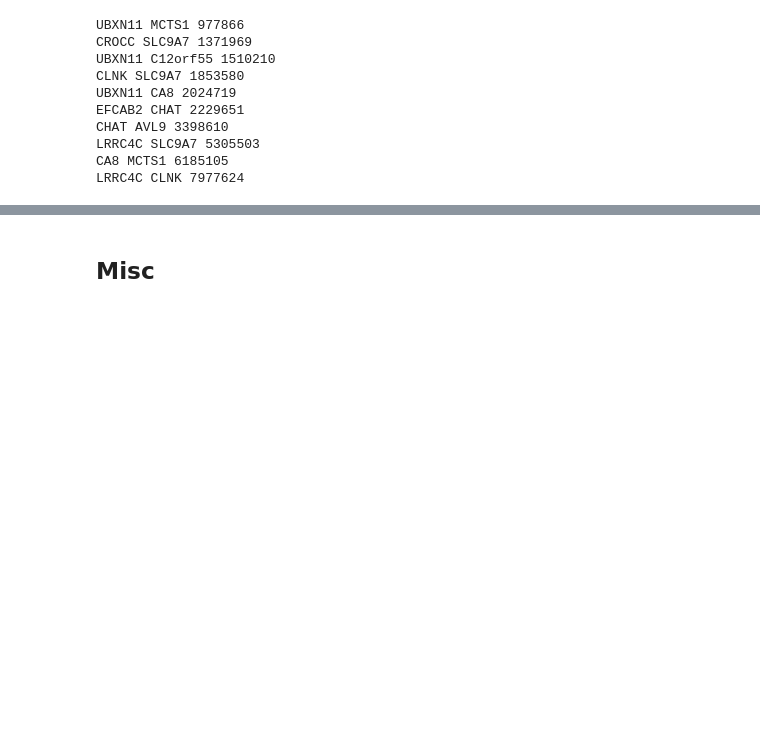
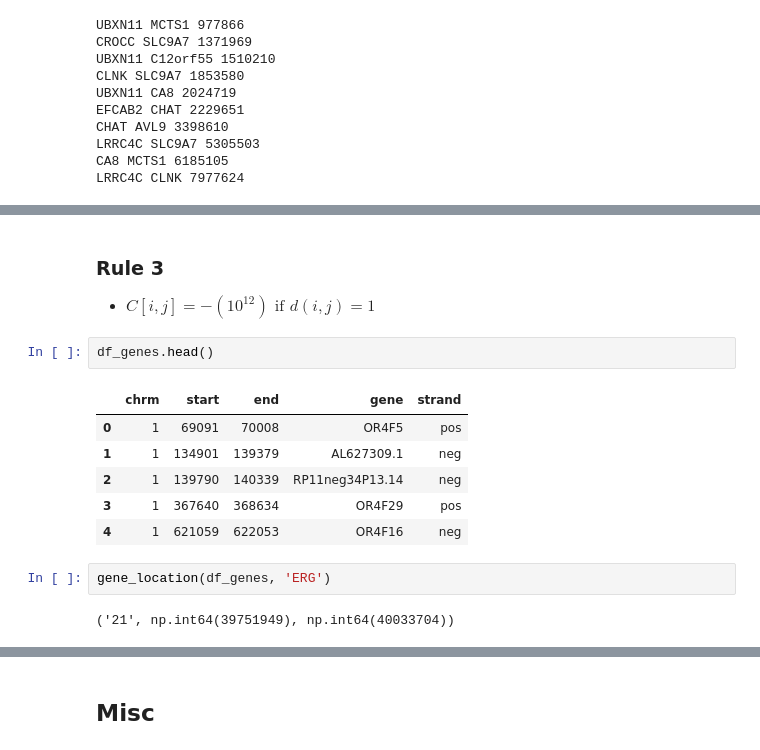
Before and after one commit to jakekrol/genefusion, a Jupyter notebook: scripts/python/prostate_analysis.ipynb, the cells around one changed output, grey strips where cells are left out. Drawn from its saved outputs; the diff is of its cells as text; blank space fills up the shorter version.

```diff
--- a/scripts/python/prostate_analysis.ipynb
+++ b/scripts/python/prostate_analysis.ipynb
@@ -1847,0 +2025,17 @@ LRRC4C CLNK 7977624
+# %% [markdown]
+### Rule 3
+
+- $C[i,j] = - (10^{12}) \text{ if } d(i,j) = 1$
+# %%
+df_genes.head()
+# %% [output]
+|  | chrm | start | end | gene | strand |
+| 0 | 1 | 69091 | 70008 | OR4F5 | pos |
+| 1 | 1 | 134901 | 139379 | AL627309.1 | neg |
+| 2 | 1 | 139790 | 140339 | RP11neg34P13.14 | neg |
+| 3 | 1 | 367640 | 368634 | OR4F29 | pos |
+| 4 | 1 | 621059 | 622053 | OR4F16 | neg |
+# %%
+gene_location(df_genes, 'ERG')
+# %% [output]
+('21', np.int64(39751949), np.int64(40033704))
```
Also changed, not shown: parts of 33 cells of this notebook.
